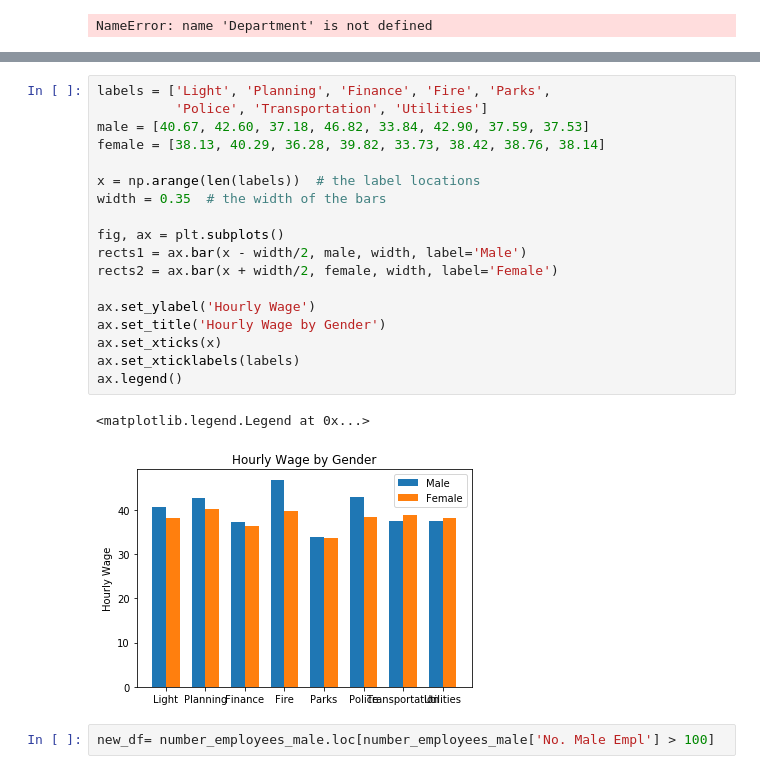
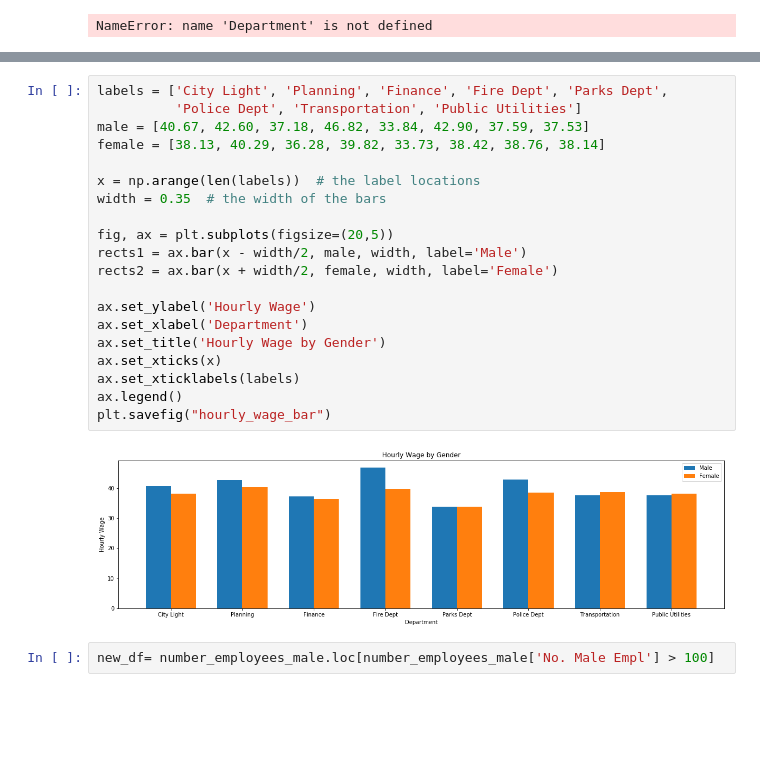
Before and after one commit to garrettsanders/Wage_Gap_Seattle, a Jupyter notebook: project_1.ipynb, the cells around one changed output, grey strips where cells are left out. Saved outputs shown, nothing was run; the diff lists cells and outputs as text; blank space fills up the shorter version.

Commit message:
Updated bar graph

```diff
--- a/project_1.ipynb
+++ b/project_1.ipynb
@@ -510,24 +461,25 @@ Text(0.5, 1.0, 'Hourly Wage for Males per Department')
 # %%
-labels = ['Light', 'Planning', 'Finance', 'Fire', 'Parks',
-          'Police', 'Transportation', 'Utilities']
+labels = ['City Light', 'Planning', 'Finance', 'Fire Dept', 'Parks Dept',
+          'Police Dept', 'Transportation', 'Public Utilities']
 male = [40.67, 42.60, 37.18, 46.82, 33.84, 42.90, 37.59, 37.53]
 female = [38.13, 40.29, 36.28, 39.82, 33.73, 38.42, 38.76, 38.14]
 
 x = np.arange(len(labels))  # the label locations
 width = 0.35  # the width of the bars
 
-fig, ax = plt.subplots()
+fig, ax = plt.subplots(figsize=(20,5))
 rects1 = ax.bar(x - width/2, male, width, label='Male')
 rects2 = ax.bar(x + width/2, female, width, label='Female')
 
 ax.set_ylabel('Hourly Wage')
+ax.set_xlabel('Department')
 ax.set_title('Hourly Wage by Gender')
 ax.set_xticks(x)
 ax.set_xticklabels(labels)
 ax.legend()
+plt.savefig("hourly_wage_bar")
 # %% [output]
-<matplotlib.legend.Legend at 0x...>
-[figure, old version]
+[figure, new version]
 # %%
 new_df= number_employees_male.loc[number_employees_male['No. Male Empl'] > 100]
 # %%
```
Also changed, not shown: parts of 8 cells of this notebook.
